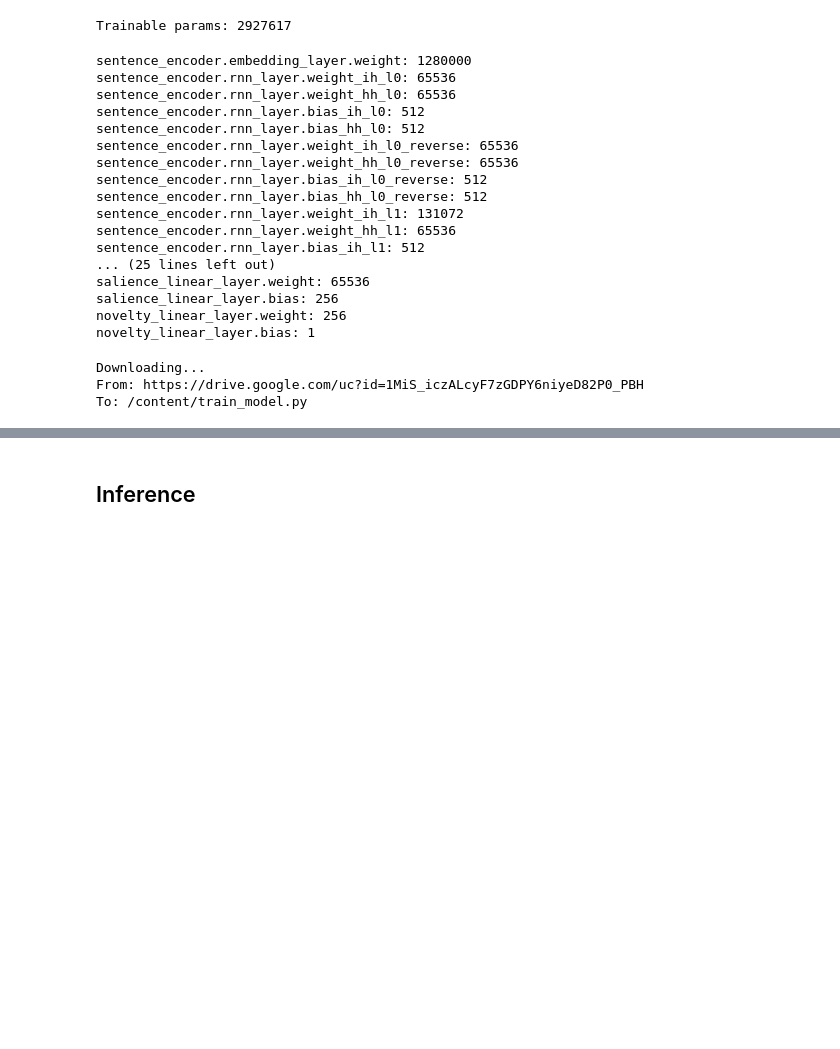
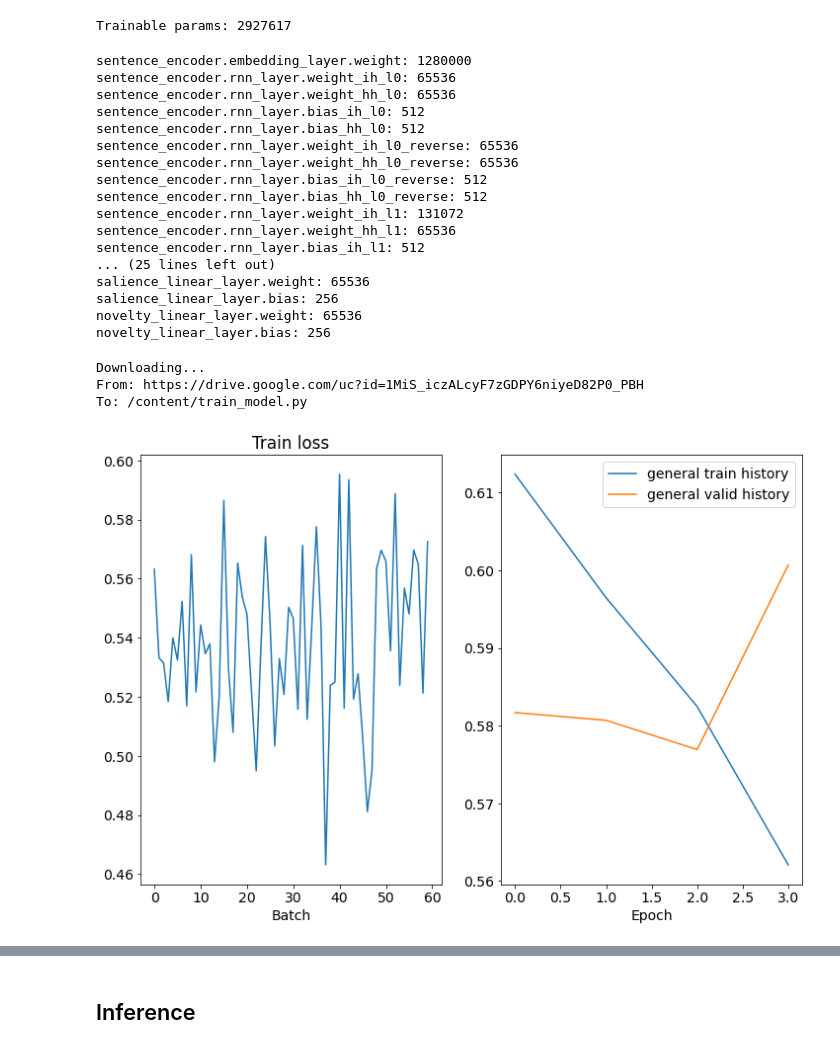
Before and after one commit to Uniholder/DeepLearningSchool, a Jupyter notebook: 2_semester/7_Summarization/[homework]summarization.ipynb, the cells around one changed output, grey strips where cells are left out. Saved outputs shown, nothing was run; the diff lists cells and outputs as text; code cells hidden in the pictures; blank space fills up the shorter version.

```diff
--- a/2_semester/7_Summarization/[homework]summarization.ipynb
+++ b/2_semester/7_Summarization/[homework]summarization.ipynb
@@ -423,9 +423,10 @@ class SentenceTaggerRNN(nn.Module):
             salience = torch.bmm(outputs, self.salience_linear_layer(document_embedding).unsqueeze(2)).squeeze(2) # 2-representation
         # [batch_size, seq num, hidden_size] * [batch_size, hidden_size, 1] = [batch_size, seq num, ]
 
+        predictions = content + salience
+
         if self.use_novelty:
             # at every step add novelty to prediction of the sentence
-            predictions = content + salience
 
             # 0) initialize summary_representation and novelty by zeros
             summary_representation = torch.zeros((batch_size, 2 * self.hidden_size)).cuda()
@@ -441,17 +442,19 @@ class SentenceTaggerRNN(nn.Module):
                 # 4) calculcate probability for current sentence
                 probability = torch.sigmoid(predictions[:, sentence_num])
                 # 5) add sentence_num_state with the weight which is equal to probability to summary_representation
-                # print(probability.unsqueeze(1).shape)
                 summary_representation = sentence_num_state * probability.unsqueeze(1)
 
-        return predictions.unsqueeze(2)
+        return torch.concat((-predictions.unsqueeze(1), predictions.unsqueeze(1)), dim=1)
 # %% [markdown]
 ## Model
 $P\left(y_{j} = 1 \mid \mathbf{h}_{j}, \mathbf{s}_{j}, \mathbf{d}\right)=\sigma\left(W_{c} \mathbf{h}_{j} + \mathbf{h}_{j}^{T} W_{s} \mathbf{d}\right)$
 --------------------
 # %%
 vocab_size = len(vocabulary)
-model = SentenceTaggerRNN(vocab_size).to(device)
+model = SentenceTaggerRNN(
+    vocabulary_size=vocab_size,
+    use_novelty=True
+).to(device)
 
 params_count = np.sum([p.numel() for p in model.parameters() if p.requires_grad])
 print("Trainable params: {}".format(params_count))
@@ -476,6 +479,6 @@ sentence_encoder.rnn_layer.bias_ih_l1: 512
 ... (25 lines left out)
 salience_linear_layer.weight: 65536
 salience_linear_layer.bias: 256
-novelty_linear_layer.weight: 256
-novelty_linear_layer.bias: 1
+novelty_linear_layer.weight: 65536
+novelty_linear_layer.bias: 256
 # %%
@@ -487,21 +488,26 @@ Downloading...
 From: https://drive.google.com/uc?id=1MiS_iczALcyF7zGDPY6niyeD82P0_PBH
 To: /content/train_model.py
 # %%
+import train_model
+import imp
 imp.reload(train_model)
 from train_model import train_with_logs
 
-N_EPOCHS = 3
+N_EPOCHS = 5
 CLIP = 1
 
 def train(use_class_weights, N_EPOCHS, CLIP, lr=1e-3):
     optimizer = optim.Adam(model.parameters(), lr)
     if use_class_weights:
         # weights depend on the number of objects of class 0 and 1
-        # weights =
-        criterion = nn.CrossEntropyLoss(weight=weights)
+        out_0 = next(iter(train_iterator))['outputs']
+        distr = torch.bincount(out_0.flatten())
+        weights = torch.flip(distr / distr[0], dims=(0,))
+        criterion = nn.CrossEntropyLoss(weight=weights, ignore_index=2)
     else:
-        criterion = nn.CrossEntropyLoss()
+        criterion = nn.CrossEntropyLoss(ignore_index=2)
     train_with_logs(model, train_iterator, val_iterator, optimizer, criterion, N_EPOCHS, CLIP)
 
-train(False, N_EPOCHS, CLIP)
+train(True, N_EPOCHS, CLIP)
 # %% [output]
+[figure, added]
```
Also changed, not shown: parts of 5 cells of this notebook.
